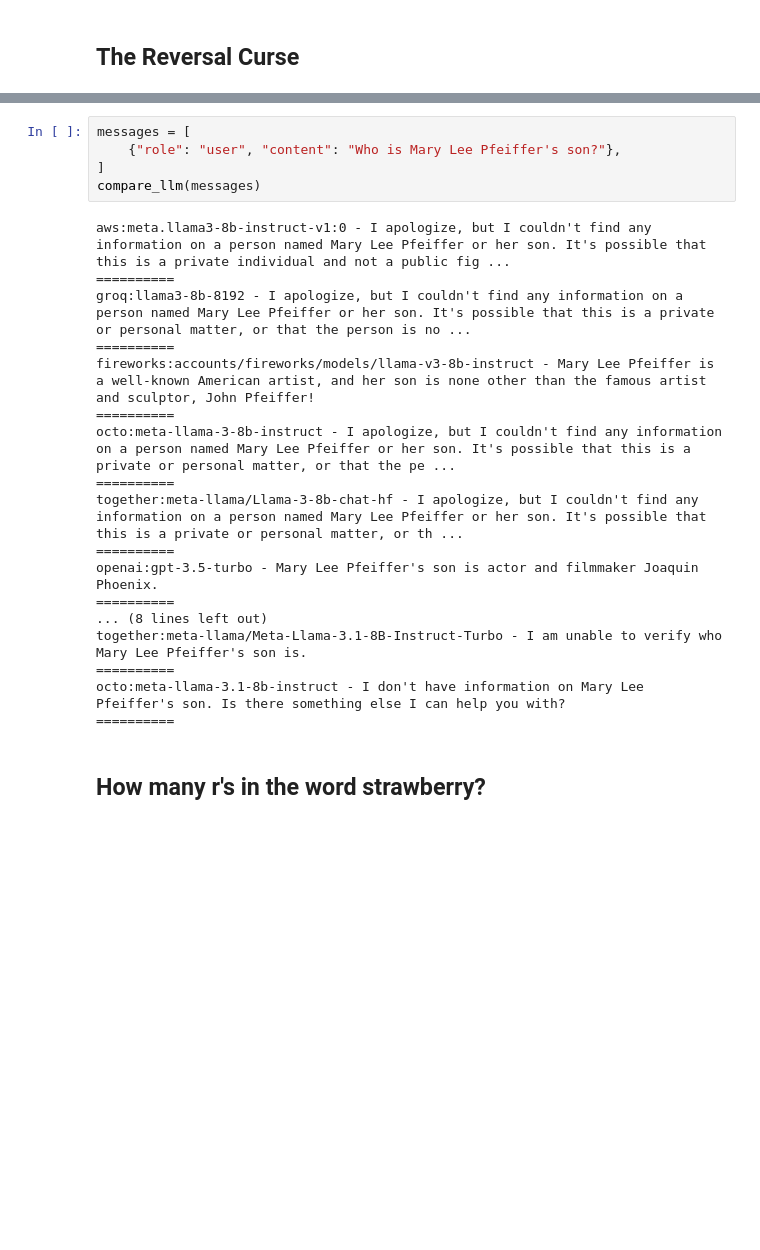
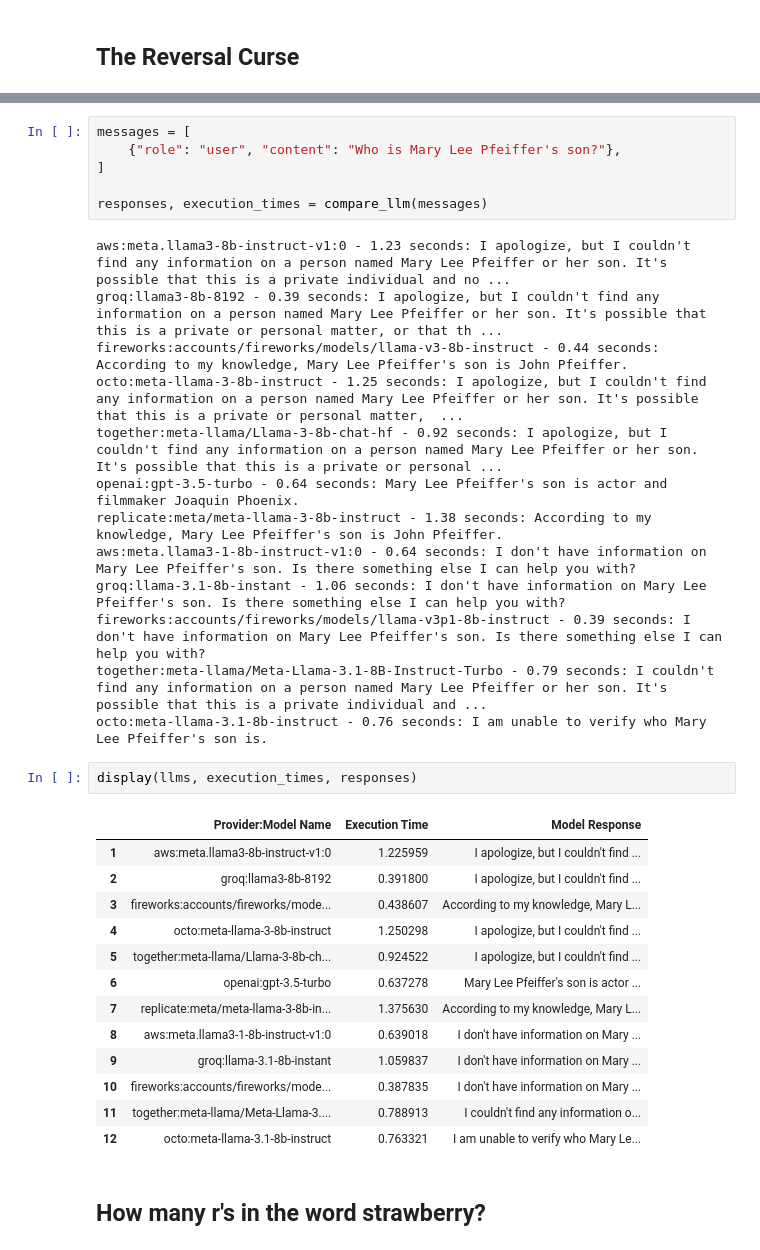
Before and after one commit to web11-ateves/aisuite, a Jupyter notebook: examples/llm_reasoning.ipynb, the cells around one changed output, grey strips where cells are left out. Drawn from its saved outputs; the diff is of its cells as text; blank space fills up the shorter version.

```diff
--- a/examples/llm_reasoning.ipynb
+++ b/examples/llm_reasoning.ipynb
@@ -91,25 +129,37 @@ octo:meta-llama-3.1-8b-instruct - Tom Cruise's mother is Mary Lee Pfeiffer.
 messages = [
     {"role": "user", "content": "Who is Mary Lee Pfeiffer's son?"},
 ]
-compare_llm(messages)
+
+responses, execution_times = compare_llm(messages)
 # %% [output]
-aws:meta.llama3-8b-instruct-v1:0 - I apologize, but I couldn't find any information on a person named Mary Lee Pfeiffer or her son. It's possible that this is a private individual and not a public fig ...
-==========
-groq:llama3-8b-8192 - I apologize, but I couldn't find any information on a person named Mary Lee Pfeiffer or her son. It's possible that this is a private or personal matter, or that the person is no ...
-==========
-fireworks:accounts/fireworks/models/llama-v3-8b-instruct - Mary Lee Pfeiffer is a well-known American artist, and her son is none other than the famous artist and sculptor, John Pfeiffer!
-==========
-octo:meta-llama-3-8b-instruct - I apologize, but I couldn't find any information on a person named Mary Lee Pfeiffer or her son. It's possible that this is a private or personal matter, or that the pe ...
-==========
-together:meta-llama/Llama-3-8b-chat-hf - I apologize, but I couldn't find any information on a person named Mary Lee Pfeiffer or her son. It's possible that this is a private or personal matter, or th ...
-==========
-openai:gpt-3.5-turbo - Mary Lee Pfeiffer's son is actor and filmmaker Joaquin Phoenix.
-==========
-... (8 lines left out)
-together:meta-llama/Meta-Llama-3.1-8B-Instruct-Turbo - I am unable to verify who Mary Lee Pfeiffer's son is.
-==========
-octo:meta-llama-3.1-8b-instruct - I don't have information on Mary Lee Pfeiffer's son. Is there something else I can help you with?
-==========
+aws:meta.llama3-8b-instruct-v1:0 - 1.23 seconds: I apologize, but I couldn't find any information on a person named Mary Lee Pfeiffer or her son. It's possible that this is a private individual and no ...
+groq:llama3-8b-8192 - 0.39 seconds: I apologize, but I couldn't find any information on a person named Mary Lee Pfeiffer or her son. It's possible that this is a private or personal matter, or that th ...
+fireworks:accounts/fireworks/models/llama-v3-8b-instruct - 0.44 seconds: According to my knowledge, Mary Lee Pfeiffer's son is John Pfeiffer.
+octo:meta-llama-3-8b-instruct - 1.25 seconds: I apologize, but I couldn't find any information on a person named Mary Lee Pfeiffer or her son. It's possible that this is a private or personal matter,  ...
+together:meta-llama/Llama-3-8b-chat-hf - 0.92 seconds: I apologize, but I couldn't find any information on a person named Mary Lee Pfeiffer or her son. It's possible that this is a private or personal ...
+openai:gpt-3.5-turbo - 0.64 seconds: Mary Lee Pfeiffer's son is actor and filmmaker Joaquin Phoenix.
+replicate:meta/meta-llama-3-8b-instruct - 1.38 seconds: According to my knowledge, Mary Lee Pfeiffer's son is John Pfeiffer.
+aws:meta.llama3-1-8b-instruct-v1:0 - 0.64 seconds: I don't have information on Mary Lee Pfeiffer's son. Is there something else I can help you with?
+groq:llama-3.1-8b-instant - 1.06 seconds: I don't have information on Mary Lee Pfeiffer's son. Is there something else I can help you with?
+fireworks:accounts/fireworks/models/llama-v3p1-8b-instruct - 0.39 seconds: I don't have information on Mary Lee Pfeiffer's son. Is there something else I can help you with?
+together:meta-llama/Meta-Llama-3.1-8B-Instruct-Turbo - 0.79 seconds: I couldn't find any information on a person named Mary Lee Pfeiffer or her son. It's possible that this is a private individual and ...
+octo:meta-llama-3.1-8b-instruct - 0.76 seconds: I am unable to verify who Mary Lee Pfeiffer's son is.
+# %%
+display(llms, execution_times, responses)
+# %% [output]
+|  | Provider:Model Name | Execution Time | Model Response |
+| 1 | aws:meta.llama3-8b-instruct-v1:0 | 1.225959 | I apologize, but I couldn't find ... |
+| 2 | groq:llama3-8b-8192 | 0.391800 | I apologize, but I couldn't find ... |
+| 3 | fireworks:accounts/fireworks/mode... | 0.438607 | According to my knowledge, Mary L... |
+| 4 | octo:meta-llama-3-8b-instruct | 1.250298 | I apologize, but I couldn't find ... |
+| 5 | together:meta-llama/Llama-3-8b-ch... | 0.924522 | I apologize, but I couldn't find ... |
+| 6 | openai:gpt-3.5-turbo | 0.637278 | Mary Lee Pfeiffer's son is actor ... |
+| 7 | replicate:meta/meta-llama-3-8b-in... | 1.375630 | According to my knowledge, Mary L... |
+| 8 | aws:meta.llama3-1-8b-instruct-v1:0 | 0.639018 | I don't have information on Mary ... |
+| 9 | groq:llama-3.1-8b-instant | 1.059837 | I don't have information on Mary ... |
+| 10 | fireworks:accounts/fireworks/mode... | 0.387835 | I don't have information on Mary ... |
+| 11 | together:meta-llama/Meta-Llama-3.... | 0.788913 | I couldn't find any information o... |
+| 12 | octo:meta-llama-3.1-8b-instruct | 0.763321 | I am unable to verify who Mary Le... |
 # %% [markdown]
 ## How many r's in the word strawberry?
 # %%
```
Also changed, not shown: parts of 12 cells of this notebook.
